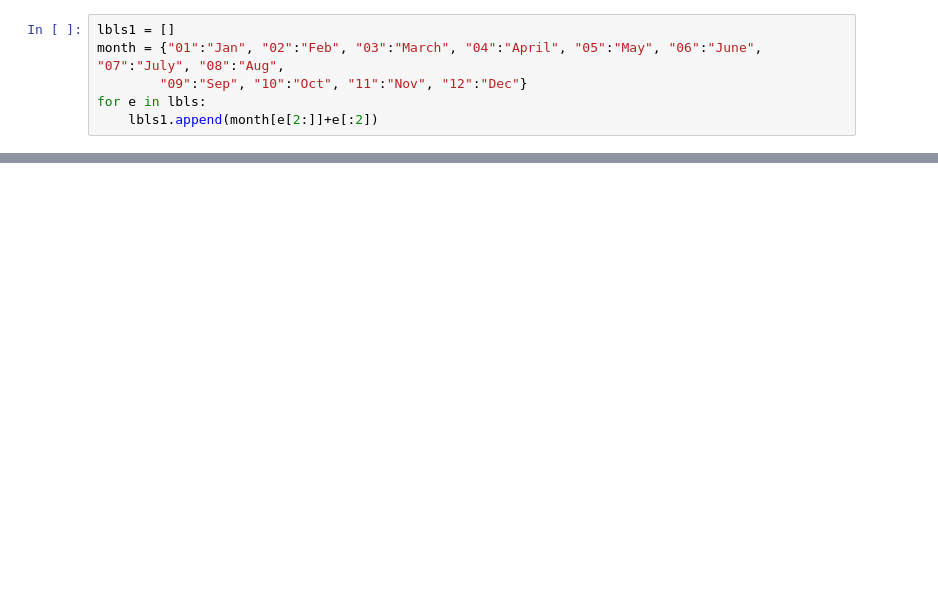
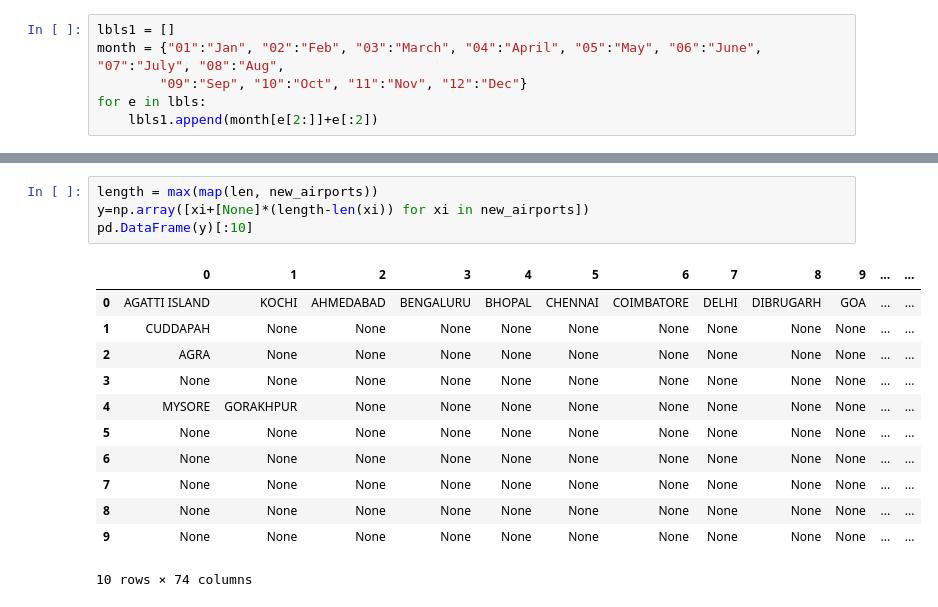
Before and after one commit to mbasil09/Analysis-of-Transport-Network, a Jupyter notebook: Evolution of Network.ipynb, the cells around one changed output, grey strips where cells are left out. Cells and saved outputs as stored; diff of their text form; blank space fills up the shorter version.

```diff
--- a/Evolution of Network.ipynb
+++ b/Evolution of Network.ipynb
@@ -95,0 +185,17 @@ plt.close()
+# %%
+length = max(map(len, new_airports))
+y=np.array([xi+[None]*(length-len(xi)) for xi in new_airports])
+pd.DataFrame(y)[:10]
+# %% [output]
+|  | 0 | 1 | 2 | 3 | 4 | 5 | 6 | 7 | 8 | 9 | ... | ... |
+| 0 | AGATTI ISLAND | KOCHI | AHMEDABAD | BENGALURU | BHOPAL | CHENNAI | COIMBATORE | DELHI | DIBRUGARH | GOA | ... | ... |
+| 1 | CUDDAPAH | None | None | None | None | None | None | None | None | None | ... | ... |
+| 2 | AGRA | None | None | None | None | None | None | None | None | None | ... | ... |
+| 3 | None | None | None | None | None | None | None | None | None | None | ... | ... |
+| 4 | MYSORE | GORAKHPUR | None | None | None | None | None | None | None | None | ... | ... |
+| 5 | None | None | None | None | None | None | None | None | None | None | ... | ... |
+| 6 | None | None | None | None | None | None | None | None | None | None | ... | ... |
+| 7 | None | None | None | None | None | None | None | None | None | None | ... | ... |
+| 8 | None | None | None | None | None | None | None | None | None | None | ... | ... |
+| 9 | None | None | None | None | None | None | None | None | None | None | ... | ... |
+10 rows × 74 columns
```
Also changed, not shown: parts of 11 cells of this notebook, 2 other files.
